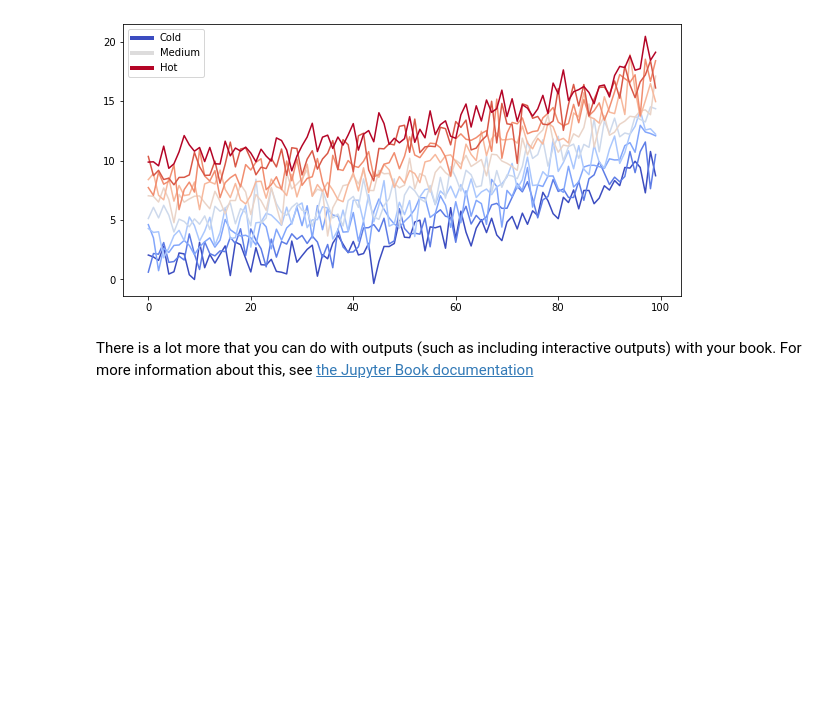
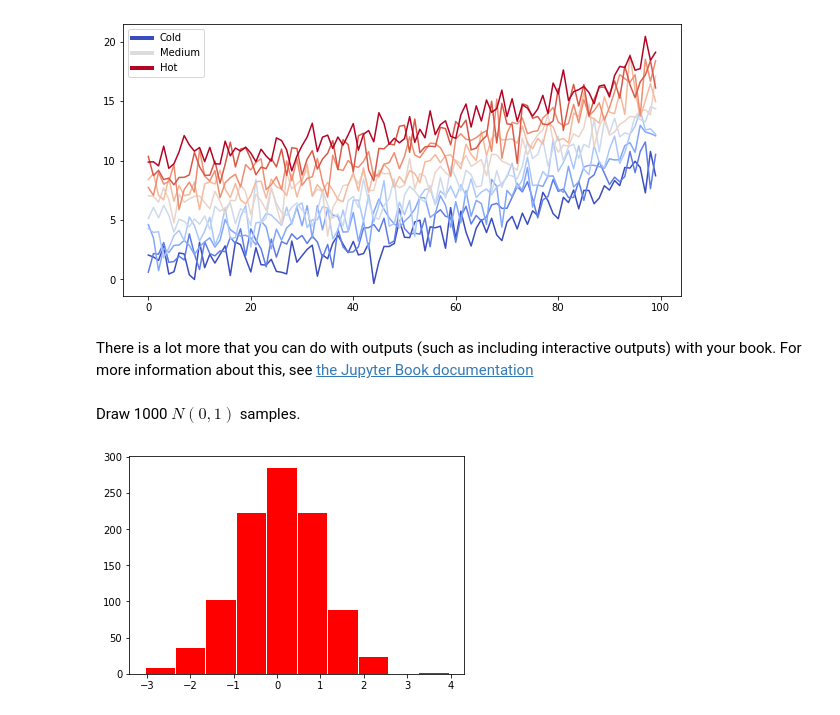
Before and after one commit to IntroCompDSci/coursenotes, a Jupyter notebook: mynewbook/_build/jupyter_execute/notebooks.ipynb, the cells around one changed output. Saved outputs shown, nothing was run; the diff lists cells and outputs as text; code cells hidden in the pictures; blank space fills up the shorter version.

```diff
--- a/mynewbook/_build/jupyter_execute/notebooks.ipynb
+++ b/mynewbook/_build/jupyter_execute/notebooks.ipynb
@@ -66,3 +66,13 @@ ax.legend(custom_lines, ['Cold', 'Medium', 'Hot']);
 # %% [markdown]
 There is a lot more that you can do with outputs (such as including interactive outputs)
 with your book. For more information about this, see [the Jupyter Book documentation](https://jupyterbook.org)
+# %% [markdown]
+Draw 1000 $N(0,1)$ samples.
+# %%
+np.random.seed(1)
+
+x = np.random.normal(0,1,1000)
+
+plt.hist(x, color = 'red', edgecolor = 'white');
+# %% [output]
+[figure, added]
```
Also changed, not shown: 21 other files.
